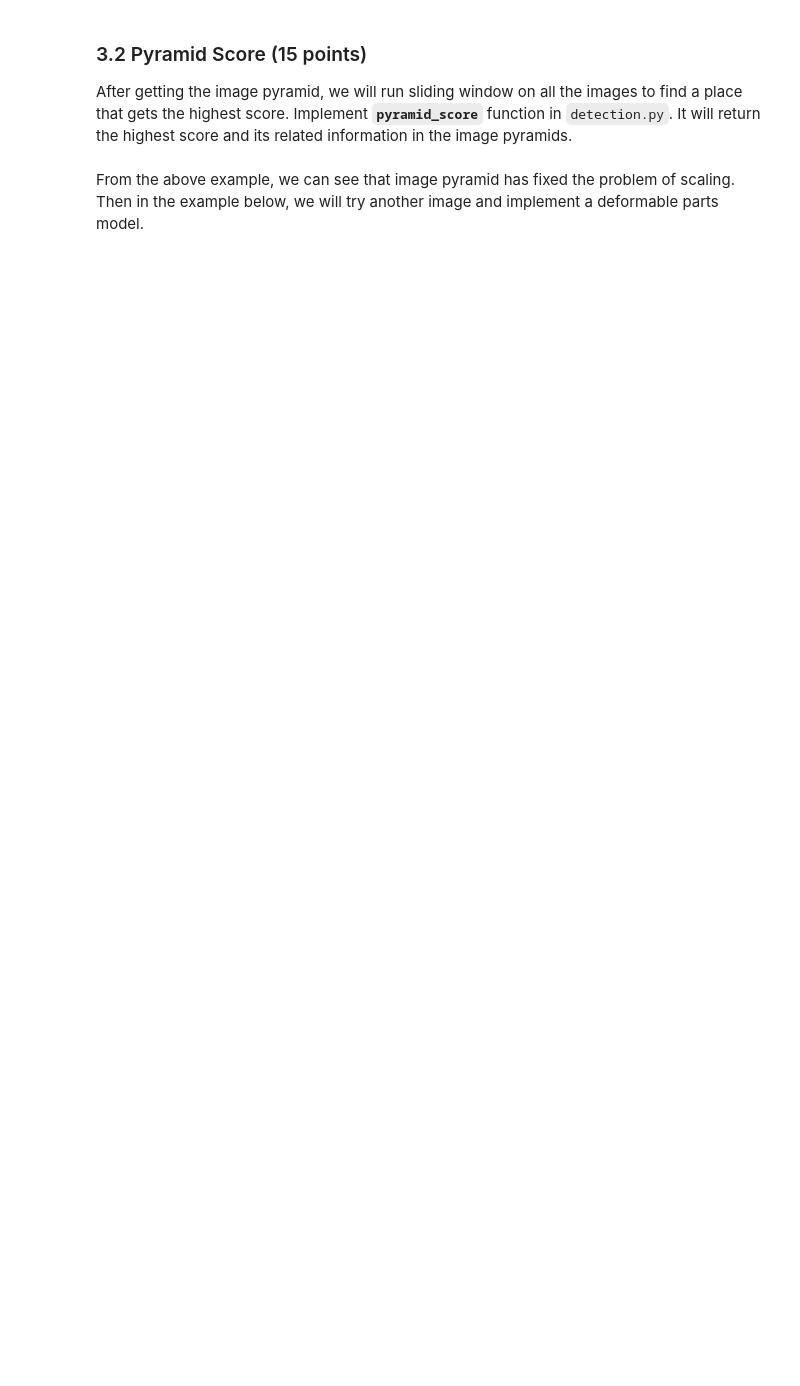
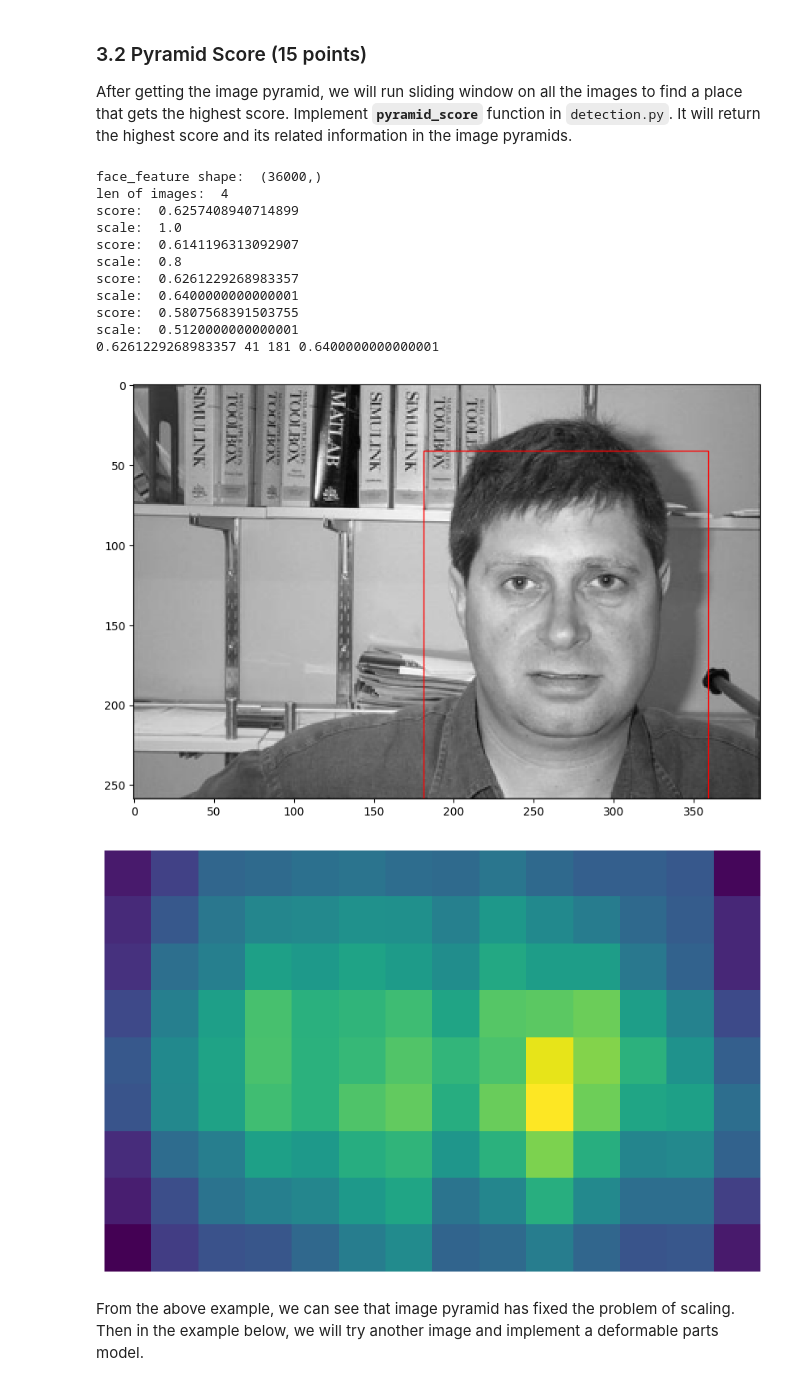
Before and after one commit to Horizon-42/CS131_release, a Jupyter notebook: fall_2019/hw7_release/hw7.ipynb, the cells around one changed output. Cells and saved outputs as stored; diff of their text form; code cells hidden in the pictures; blank space fills up the shorter version.

```diff
--- a/fall_2019/hw7_release/hw7.ipynb
+++ b/fall_2019/hw7_release/hw7.ipynb
@@ -110,14 +122,29 @@ After getting the image pyramid, we will run sliding window on all the images to
 # %%
 image_path = 'image_0001.jpg'
 
-image = io.imread(image_path, as_grey=True)
+image = io.imread(image_path, as_gray=True)
 image = rescale(image, 1.2)
 
+print("face_feature shape: ", face_feature.shape)
 (winH, winW) = face_shape
 max_score, maxr, maxc, max_scale, max_response_map = pyramid_score \
         (image, face_feature, face_shape, stepSize = 30, scale=0.8)
-
+print(max_score, maxr, maxc, max_scale)
 plot_part3_2(image, max_scale, winW, winH, maxc, maxr, max_response_map)
+# %% [output]
+face_feature shape:  (36000,)
+len of images:  4
+score:  0.6257408940714899
+scale:  1.0
+score:  0.6141196313092907
+scale:  0.8
+score:  0.6261229268983357
+scale:  0.6400000000000001
+score:  0.5807568391503755
+scale:  0.5120000000000001
+0.6261229268983357 41 181 0.6400000000000001
+[figure, added]
+[figure, added]
 # %% [markdown]
 From the above example, we can see that image pyramid has fixed the problem of scaling. Then in the example below, we will try another image and implement a deformable parts model.
 # %%
```
Also changed, not shown: parts of 19 cells of this notebook, 2 other files.
